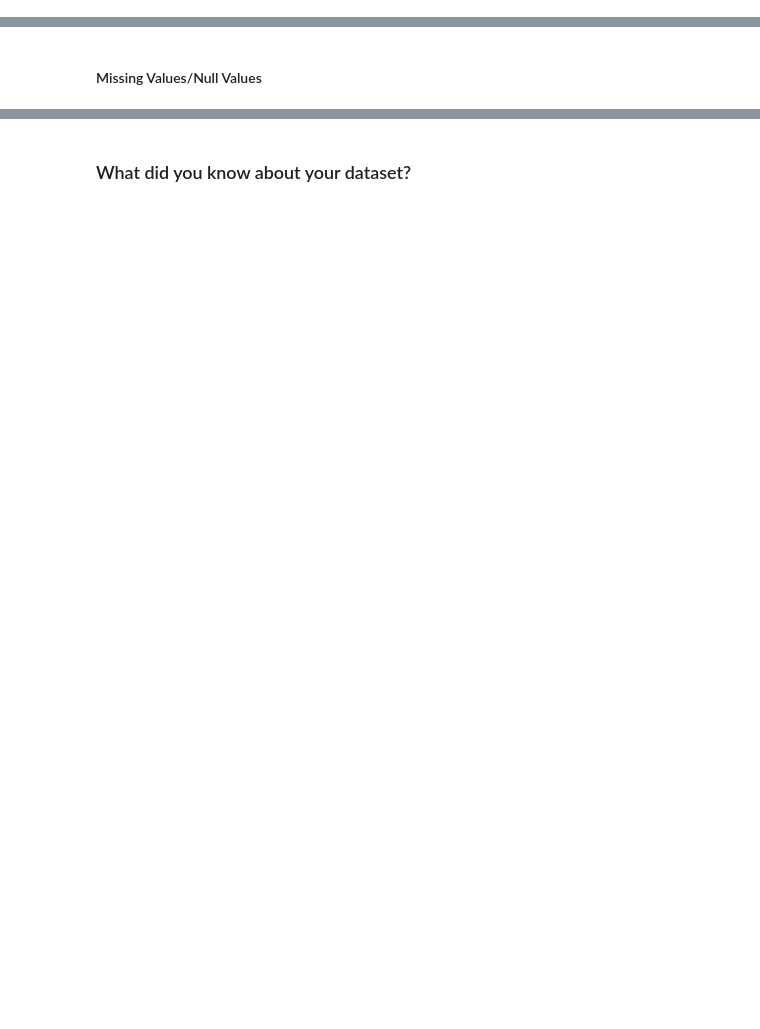
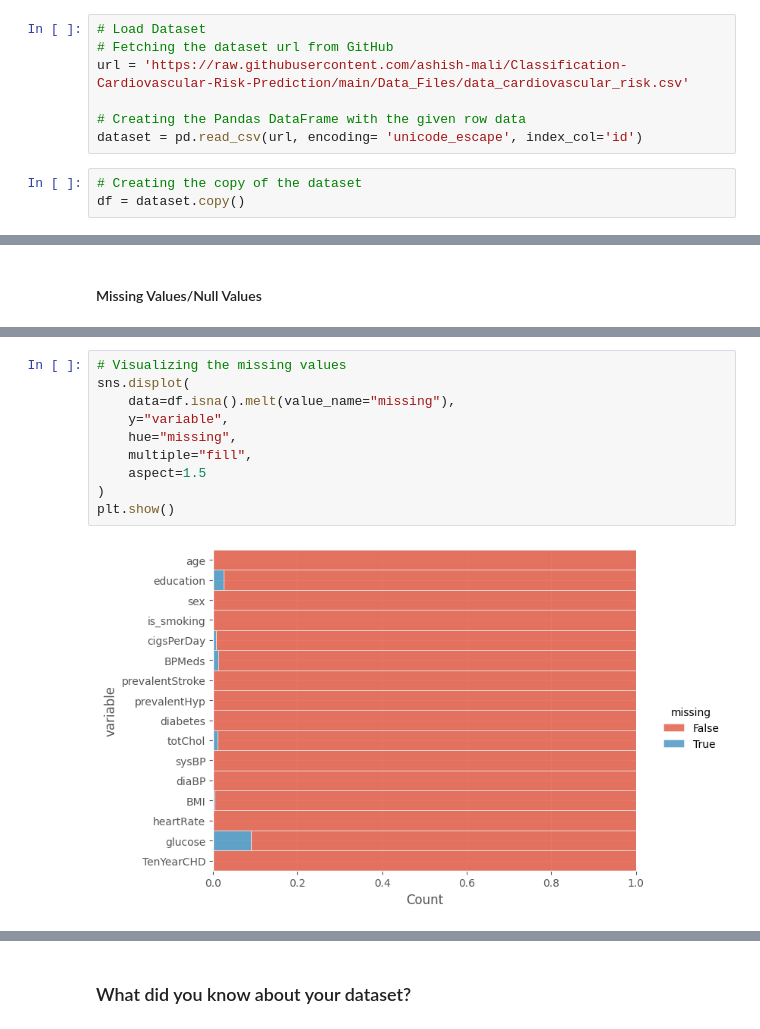
Before and after one commit to ashish-mali/Classification-Cardiovascular-Risk-Prediction, a Jupyter notebook: Cardiovascular_Risk_Prediction_Capstone_Project.ipynb, the cells around one changed output, grey strips where cells are left out. Saved outputs shown, nothing was run; the diff lists cells and outputs as text; blank space fills up the shorter version.

Commit message:
data set loading and initial inspection (know your data)

```diff
--- a/Cardiovascular_Risk_Prediction_Capstone_Project.ipynb
+++ b/Cardiovascular_Risk_Prediction_Capstone_Project.ipynb
@@ -207,0 +257,10 @@ M - Multivariate Analysis
+# %%
+# Load Dataset
+# Fetching the dataset url from GitHub
+url = 'https://raw.githubusercontent.com/ashish-mali/Classification-Cardiovascular-Risk-Prediction/main/Data_Files/data_cardiovascular_risk.csv'
+
+# Creating the Pandas DataFrame with the given row data
+dataset = pd.read_csv(url, encoding= 'unicode_escape', index_col='id')
+# %%
+# Creating the copy of the dataset
+df = dataset.copy()
@@ -229,0 +402,12 @@ M - Multivariate Analysis
+# %%
+# Visualizing the missing values
+sns.displot(
+    data=df.isna().melt(value_name="missing"),
+    y="variable",
+    hue="missing",
+    multiple="fill",
+    aspect=1.5
+)
+plt.show()
+# %% [output]
+[figure, added]
```
Also changed, not shown: parts of 22 cells of this notebook.
